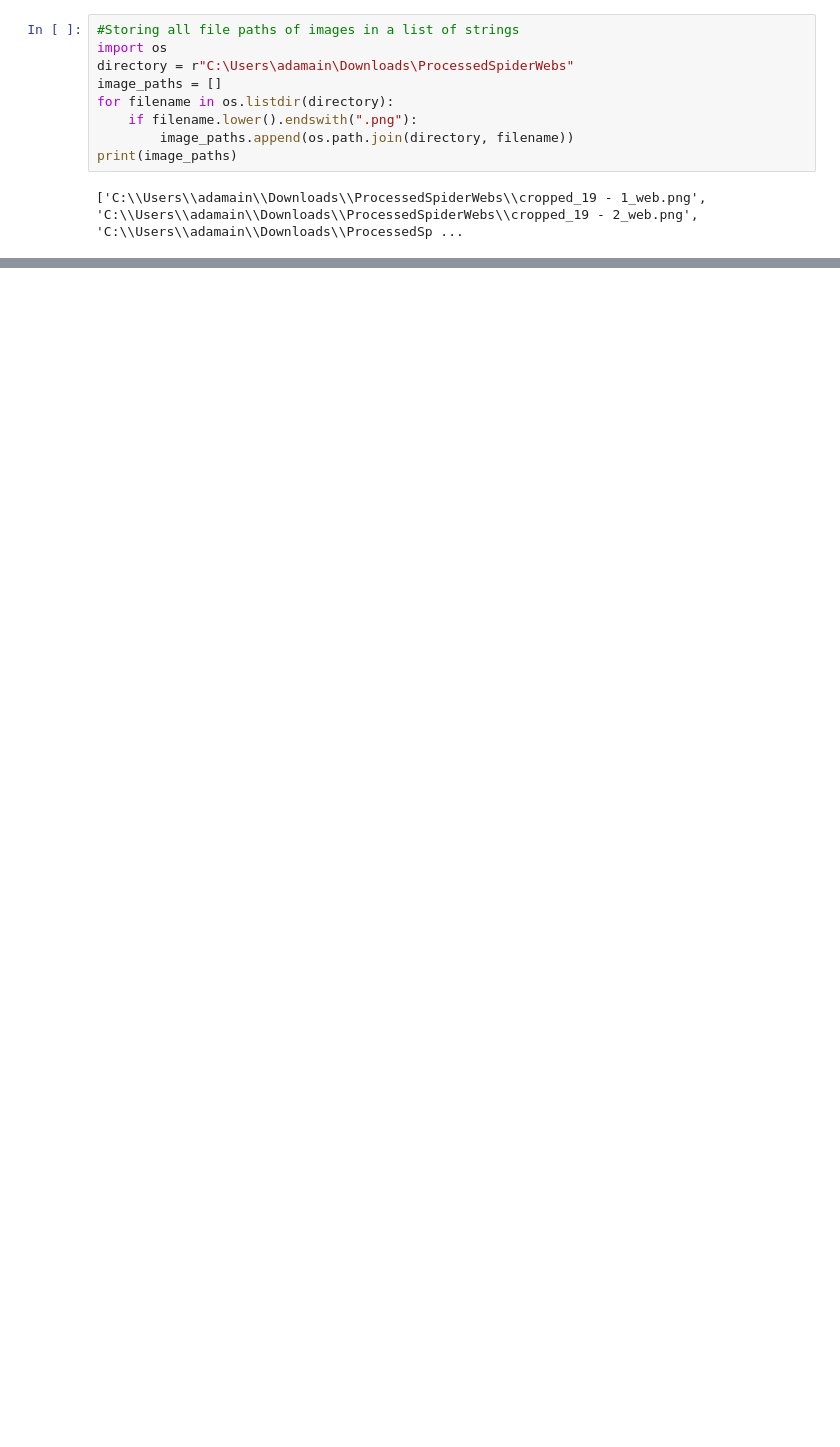
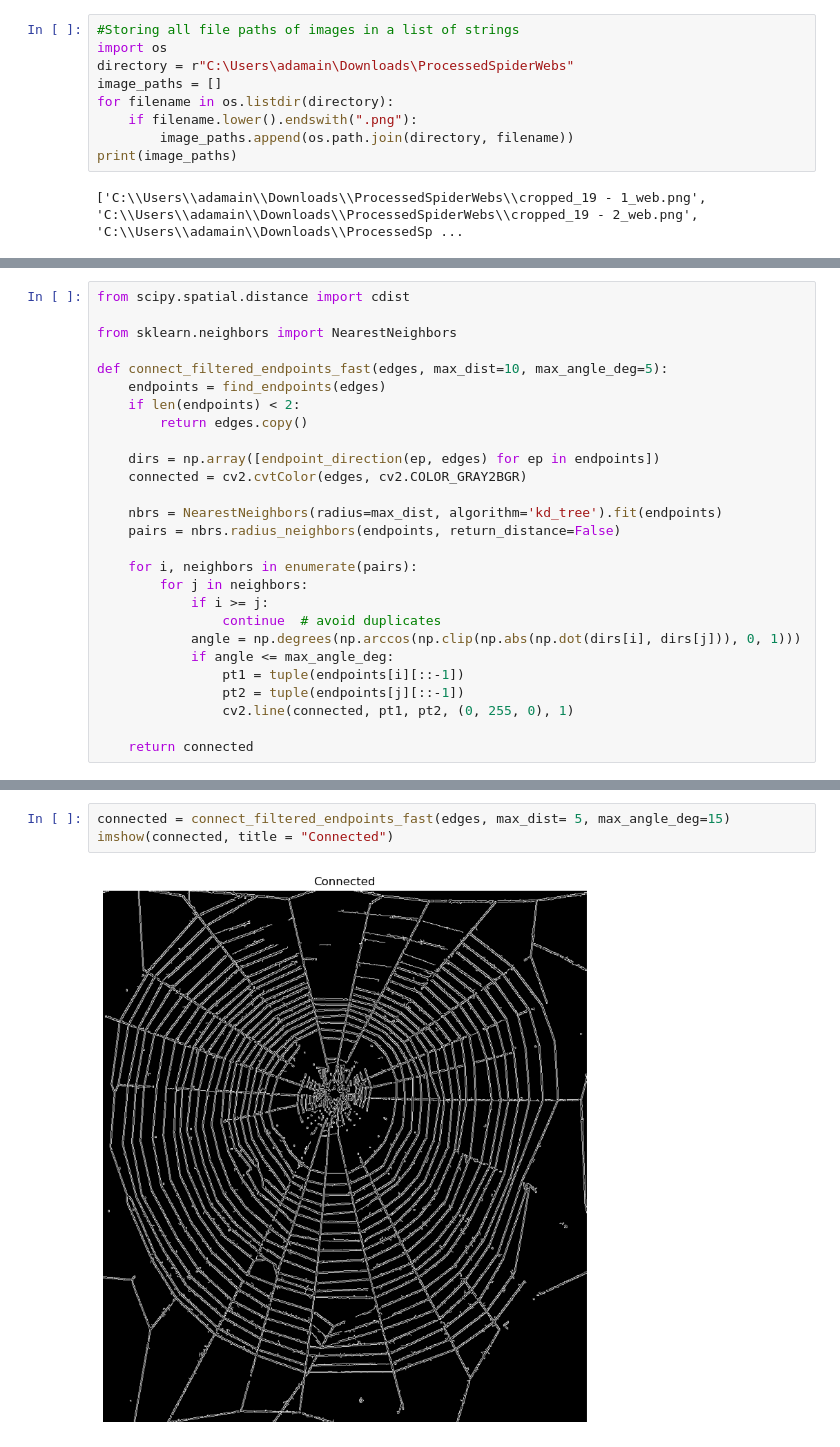
Before and after one commit to QuantumSkull5/SpiderImageReading, a Jupyter notebook: AnalyzingWebs.ipynb, the cells around one changed output, grey strips where cells are left out. Saved outputs shown, nothing was run; the diff lists cells and outputs as text; blank space fills up the shorter version.

```diff
--- a/AnalyzingWebs.ipynb
+++ b/AnalyzingWebs.ipynb
@@ -47,0 +70,27 @@ plt.show()
+# %%
+from scipy.spatial.distance import cdist
+
+from sklearn.neighbors import NearestNeighbors
+
+def connect_filtered_endpoints_fast(edges, max_dist=10, max_angle_deg=5):
+    endpoints = find_endpoints(edges)
+    if len(endpoints) < 2:
+        return edges.copy()
+
+    dirs = np.array([endpoint_direction(ep, edges) for ep in endpoints])
+    connected = cv2.cvtColor(edges, cv2.COLOR_GRAY2BGR)
+
+    nbrs = NearestNeighbors(radius=max_dist, algorithm='kd_tree').fit(endpoints)
+    pairs = nbrs.radius_neighbors(endpoints, return_distance=False)
+
+    for i, neighbors in enumerate(pairs):
+        for j in neighbors:
+            if i >= j:
+                continue  # avoid duplicates
+            angle = np.degrees(np.arccos(np.clip(np.abs(np.dot(dirs[i], dirs[j])), 0, 1)))
+            if angle <= max_angle_deg:
+                pt1 = tuple(endpoints[i][::-1])
+                pt2 = tuple(endpoints[j][::-1])
+                cv2.line(connected, pt1, pt2, (0, 255, 0), 1)
+
+    return connected
@@ -47,0 +131,5 @@ plt.show()
+# %%
+connected = connect_filtered_endpoints_fast(edges, max_dist= 5, max_angle_deg=15)
+imshow(connected, title = "Connected")
+# %% [output]
+[figure, added]
```
Also changed, not shown: parts of 9 cells of this notebook.
